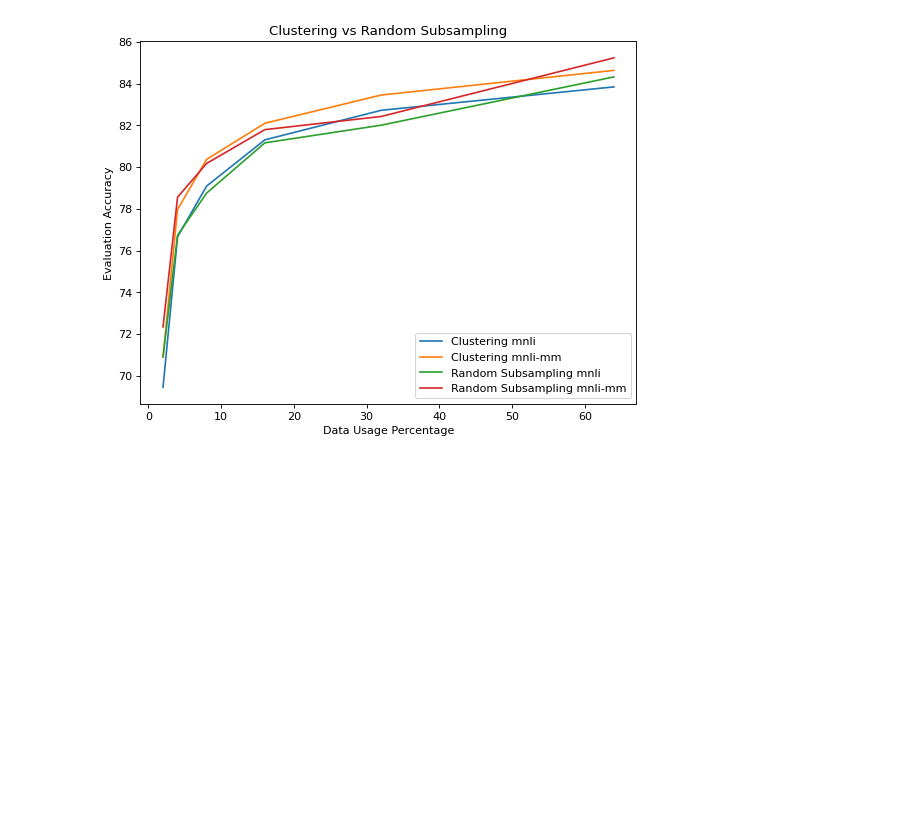
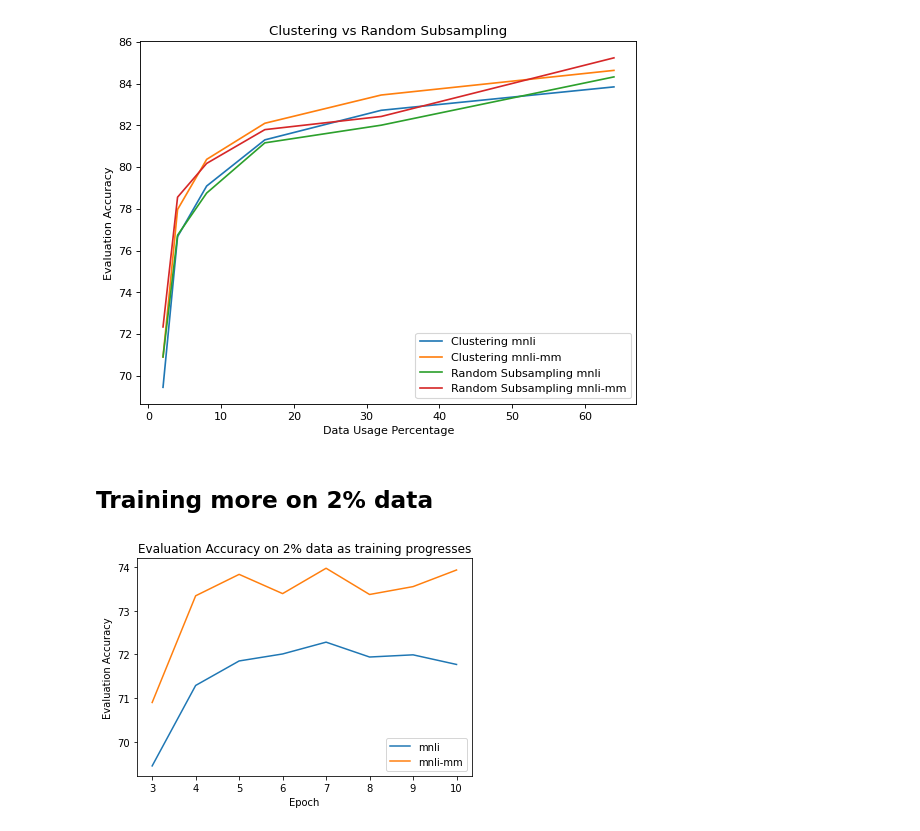
Before and after one commit to prajjwal1/generalize_lm_nli, a Jupyter notebook: nbs/graph_plots.ipynb, the cells around one changed output. Saved outputs shown, nothing was run; the diff lists cells and outputs as text; code cells hidden in the pictures; blank space fills up the shorter version.

```diff
--- a/nbs/graph_plots.ipynb
+++ b/nbs/graph_plots.ipynb
@@ -336,3 +336,19 @@ plt.savefig('/home/nlp/transformers-importance-sampling/figs/clustering_vs_rando
 plt.show()
 # %% [output]
 [figure]
+# %% [markdown]
+## Training more on 2% data
+# %%
+x = [3, 4, 5, 6, 7, 8, 9, 10]
+y_mnli_2_pct = [69.45, 71.29, 71.85, 72.01, 72.28,  71.94, 71.99, 71.77]
+y_mnli_mm_2_pct = [70.90, 73.34, 73.83, 73.39, 73.97, 73.37, 73.55, 73.93]
+plt.plot(x, y_mnli_2_pct, label = 'mnli')
+plt.plot(x, y_mnli_mm_2_pct, label = 'mnli-mm')
+plt.legend()
+plt.xlabel('Epoch')
+plt.ylabel('Evaluation Accuracy')
+plt.title("Evaluation Accuracy on 2% data as training progresses")
+plt.savefig('/home/nlp/transformers-importance-sampling/figs/2_pct_data_eval_acc_epoch.png')
+plt.show()
+# %% [output]
+[figure, added]
```
Also changed, not shown: parts of 2 cells of this notebook, 5 other files.
